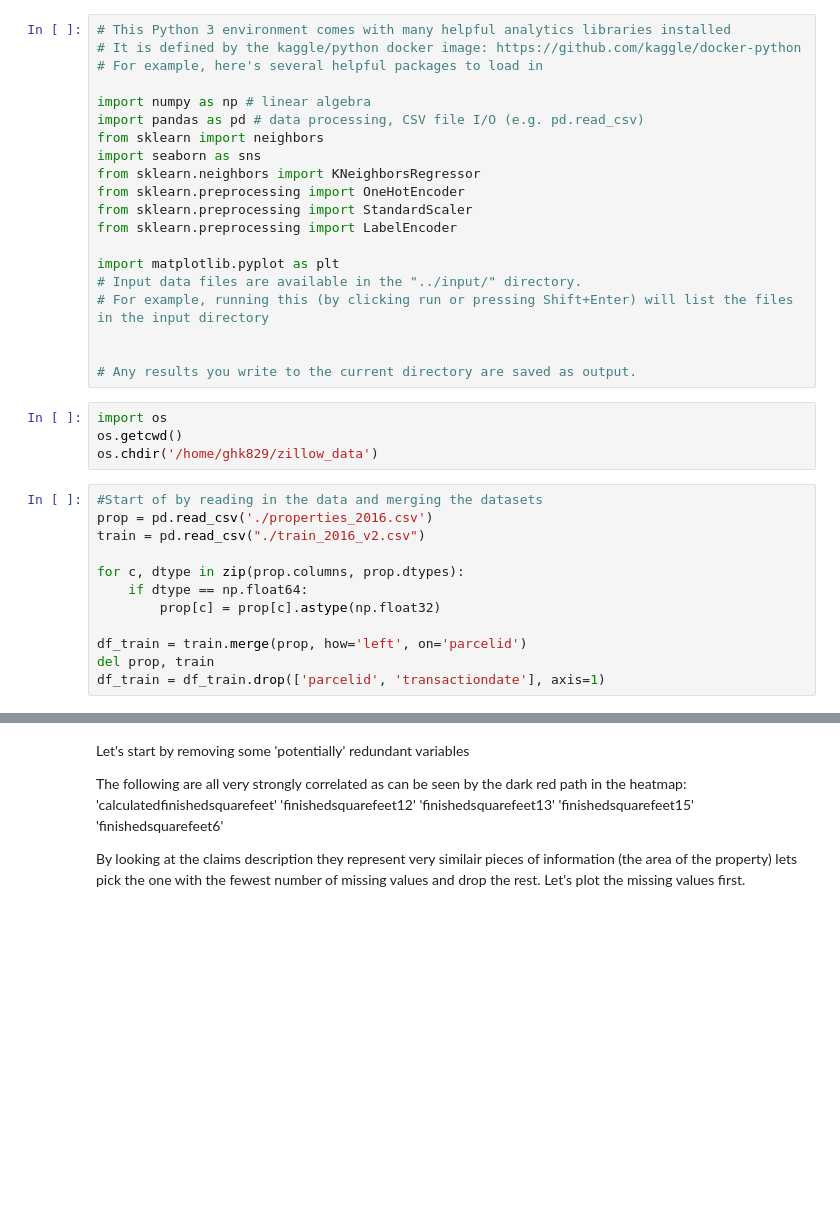
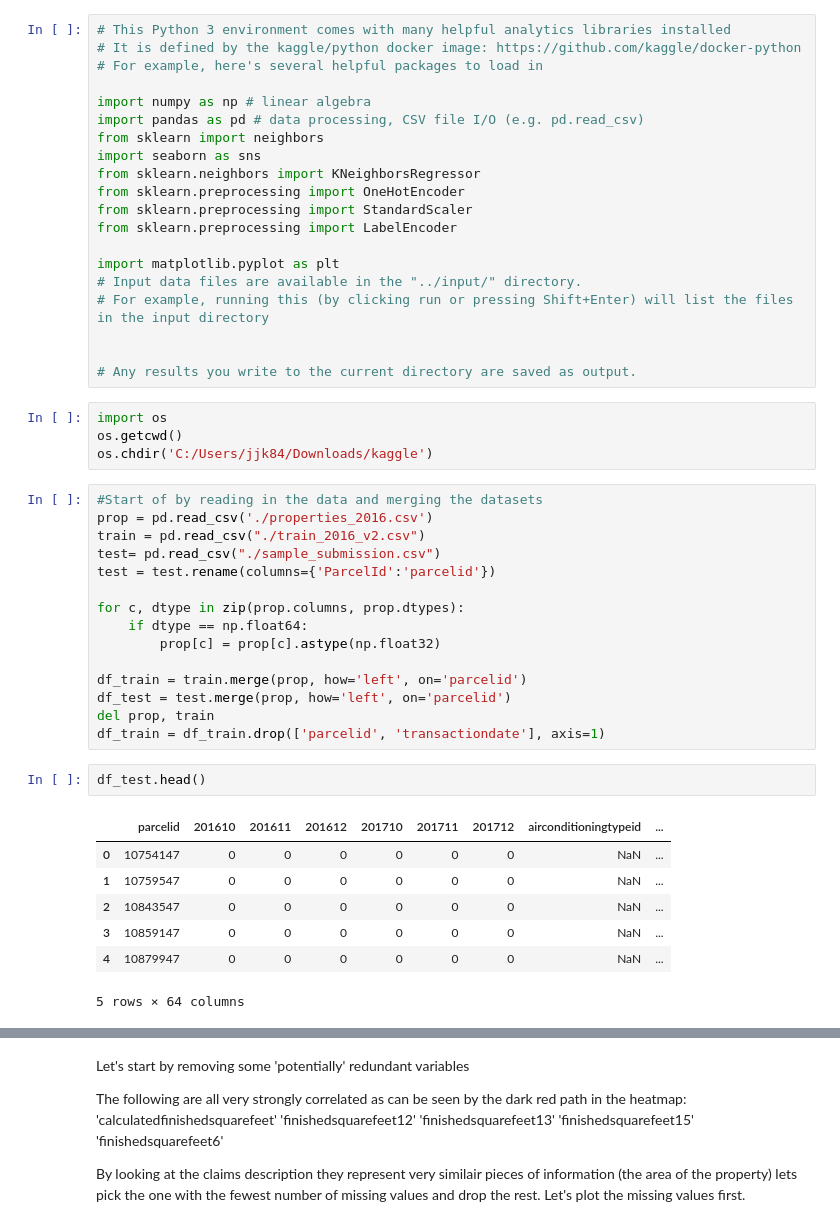
Before and after one commit to ghk829/kaggle, a Jupyter notebook: zillow/201709225_KI.ipynb, the cells around one changed output, grey strips where cells are left out. Saved outputs shown, nothing was run; the diff lists cells and outputs as text; blank space fills up the shorter version.

```diff
--- a/zillow/201709225_KI.ipynb
+++ b/zillow/201709225_KI.ipynb
@@ -38,16 +38,29 @@ import matplotlib.pyplot as plt
 # %%
 import os
 os.getcwd()
-os.chdir('/home/ghk829/zillow_data')
+os.chdir('C:/Users/jjk84/Downloads/kaggle')
 # %%
 #Start of by reading in the data and merging the datasets
 prop = pd.read_csv('./properties_2016.csv')
 train = pd.read_csv("./train_2016_v2.csv")
+test= pd.read_csv("./sample_submission.csv")
+test = test.rename(columns={'ParcelId':'parcelid'})
 
 for c, dtype in zip(prop.columns, prop.dtypes):
     if dtype == np.float64:
         prop[c] = prop[c].astype(np.float32)
 
 df_train = train.merge(prop, how='left', on='parcelid')
+df_test = test.merge(prop, how='left', on='parcelid')
 del prop, train
 df_train = df_train.drop(['parcelid', 'transactiondate'], axis=1)
+# %%
+df_test.head()
+# %% [output]
+|  | parcelid | 201610 | 201611 | 201612 | 201710 | 201711 | 201712 | airconditioningtypeid | ... |
+| 0 | 10754147 | 0 | 0 | 0 | 0 | 0 | 0 | NaN | ... |
+| 1 | 10759547 | 0 | 0 | 0 | 0 | 0 | 0 | NaN | ... |
+| 2 | 10843547 | 0 | 0 | 0 | 0 | 0 | 0 | NaN | ... |
+| 3 | 10859147 | 0 | 0 | 0 | 0 | 0 | 0 | NaN | ... |
+| 4 | 10879947 | 0 | 0 | 0 | 0 | 0 | 0 | NaN | ... |
+5 rows × 64 columns
```
Also changed, not shown: parts of 3 cells of this notebook.
